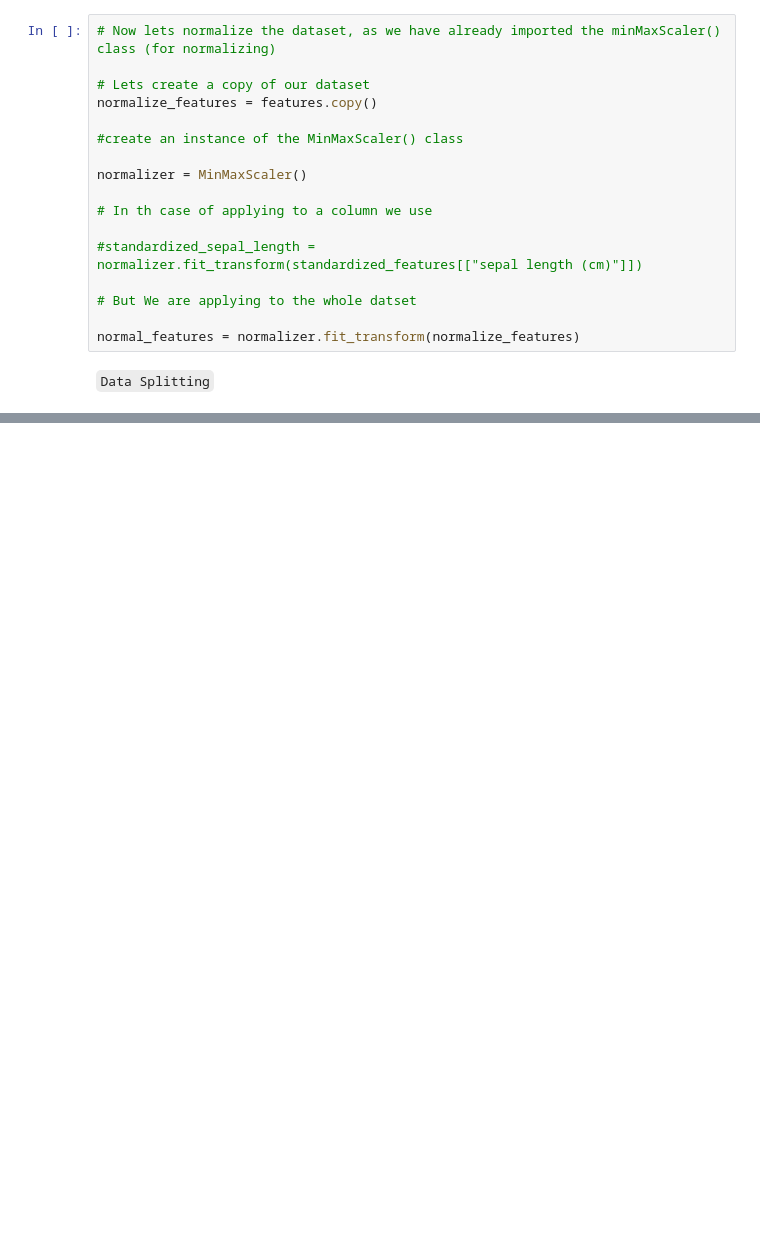
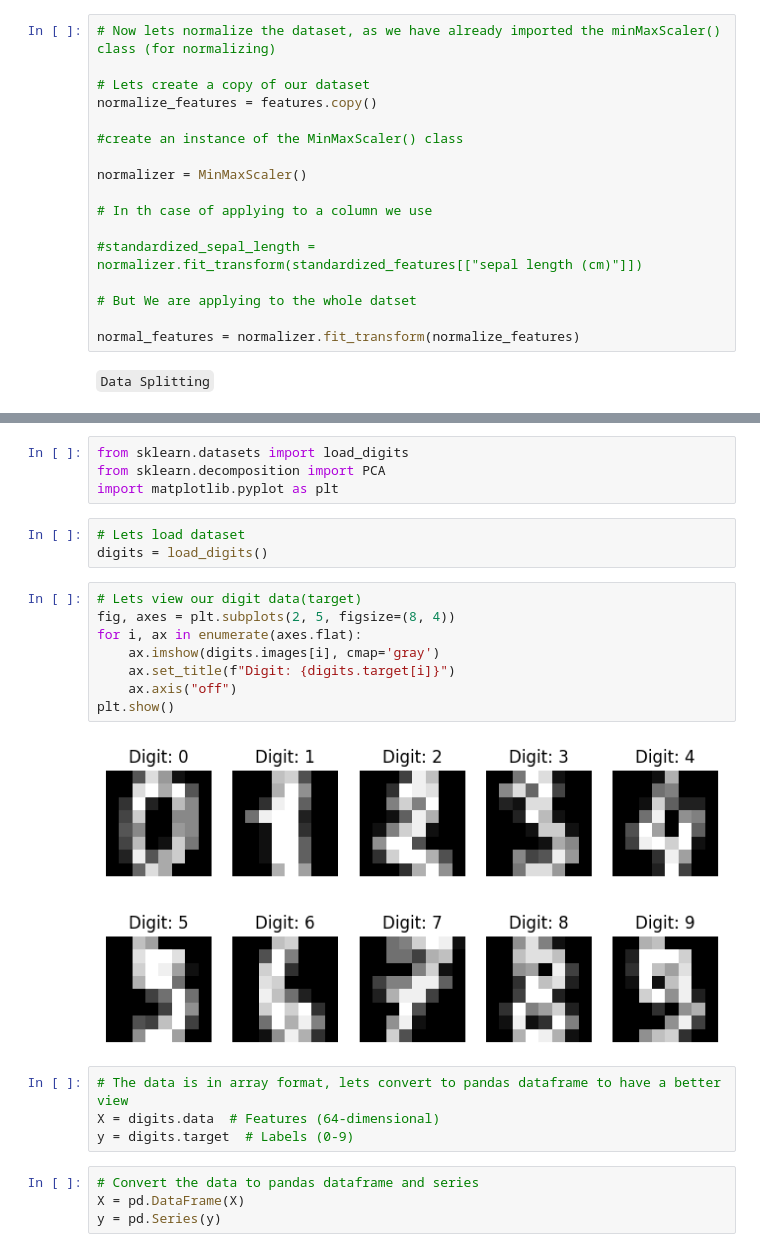
Before and after one commit to RIDOX-AIeNG/BACKEND-AI, a Jupyter notebook: Backend/CA_DATA_PREPROCESSING.ipynb, the cells around one changed output, grey strips where cells are left out. Cells and saved outputs as stored; diff of their text form; blank space fills up the shorter version.

```diff
--- a/Backend/CA_DATA_PREPROCESSING.ipynb
+++ b/Backend/CA_DATA_PREPROCESSING.ipynb
@@ -247,0 +293,25 @@ normal_features = normalizer.fit_transform(normalize_features)
+# %%
+from sklearn.datasets import load_digits
+from sklearn.decomposition import PCA
+import matplotlib.pyplot as plt
+# %%
+# Lets load dataset
+digits = load_digits()
+# %%
+# Lets view our digit data(target)
+fig, axes = plt.subplots(2, 5, figsize=(8, 4))
+for i, ax in enumerate(axes.flat):
+    ax.imshow(digits.images[i], cmap='gray')
+    ax.set_title(f"Digit: {digits.target[i]}")
+    ax.axis("off")
+plt.show()
+# %% [output]
+[figure, added]
+# %%
+# The data is in array format, lets convert to pandas dataframe to have a better view
+X = digits.data  # Features (64-dimensional)
+y = digits.target  # Labels (0-9)
+# %%
+# Convert the data to pandas dataframe and series
+X = pd.DataFrame(X)
+y = pd.Series(y)
```
Also changed, not shown: parts of 15 cells of this notebook, 1 other file.
